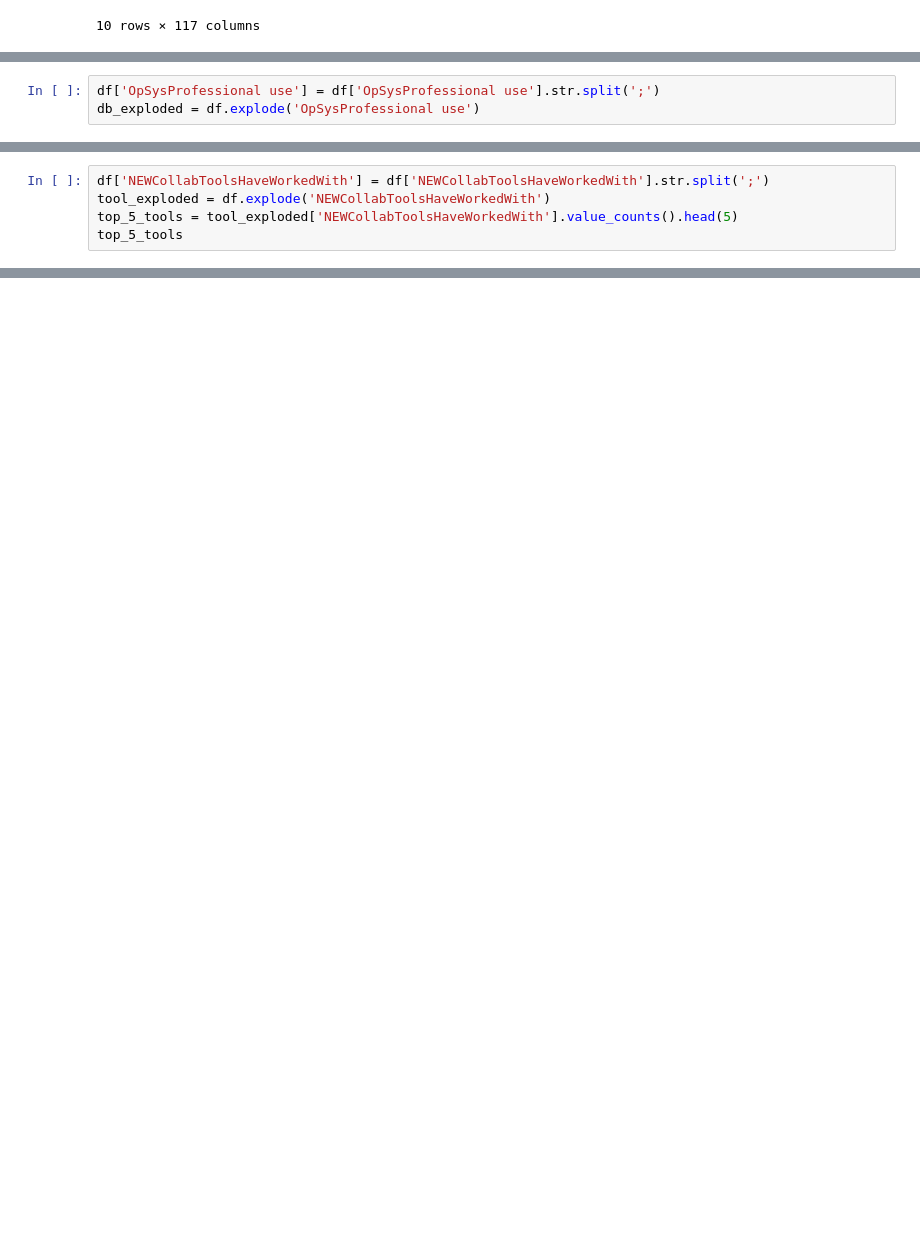
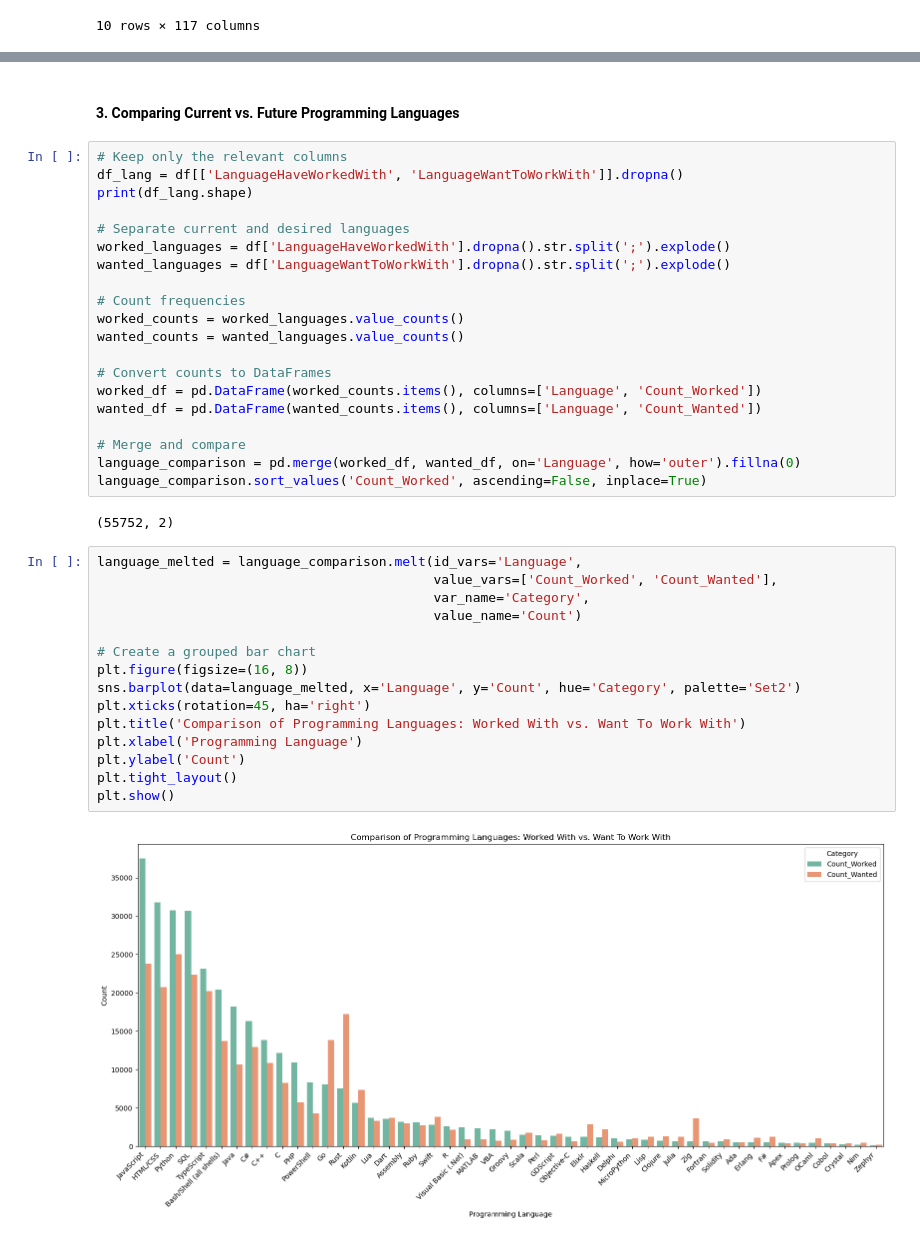
Before and after one commit to YuliaAsIs/Current-and-Future-Technological-Trends, a Jupyter notebook: src/Current-and-Future-Technological-Trends.ipynb, the cells around one changed output, grey strips where cells are left out. Drawn from its saved outputs; the diff is of its cells as text; blank space fills up the shorter version.

Commit message:
Updated data-analysis.md and Current-and-Future-Technological-Trends.ipynb

```diff
--- a/src/Current-and-Future-Technological-Trends.ipynb
+++ b/src/Current-and-Future-Technological-Trends.ipynb
@@ -394,3 +279,0 @@ The `OpSysProfessional` use column shows the operating systems developers use pr
-# %%
-df['OpSysProfessional use'] = df['OpSysProfessional use'].str.split(';')
-db_exploded = df.explode('OpSysProfessional use')
@@ -493,5 +279,0 @@ Using the `NEWCollabToolsHaveWorkedWith` column, we’ll identify and visualize
-# %%
-df['NEWCollabToolsHaveWorkedWith'] = df['NEWCollabToolsHaveWorkedWith'].str.split(';')
-tool_exploded = df.explode('NEWCollabToolsHaveWorkedWith')
-top_5_tools = tool_exploded['NEWCollabToolsHaveWorkedWith'].value_counts().head(5)
-top_5_tools
@@ -631,0 +398,41 @@ Copyright © IBM Corporation. All rights reserved.
+# %% [markdown]
+#### 3. Comparing Current vs. Future Programming Languages
+# %%
+# Keep only the relevant columns
+df_lang = df[['LanguageHaveWorkedWith', 'LanguageWantToWorkWith']].dropna()
+print(df_lang.shape)
+
+# Separate current and desired languages
+worked_languages = df['LanguageHaveWorkedWith'].dropna().str.split(';').explode()
+wanted_languages = df['LanguageWantToWorkWith'].dropna().str.split(';').explode()
+
+# Count frequencies
+worked_counts = worked_languages.value_counts()
+wanted_counts = wanted_languages.value_counts()
+
+# Convert counts to DataFrames
+worked_df = pd.DataFrame(worked_counts.items(), columns=['Language', 'Count_Worked'])
+wanted_df = pd.DataFrame(wanted_counts.items(), columns=['Language', 'Count_Wanted'])
+
+# Merge and compare
+language_comparison = pd.merge(worked_df, wanted_df, on='Language', how='outer').fillna(0)
+language_comparison.sort_values('Count_Worked', ascending=False, inplace=True)
+# %% [output]
+(55752, 2)
+# %%
+language_melted = language_comparison.melt(id_vars='Language',
+                                           value_vars=['Count_Worked', 'Count_Wanted'],
+                                           var_name='Category',
+                                           value_name='Count')
+
+# Create a grouped bar chart
+plt.figure(figsize=(16, 8))
+sns.barplot(data=language_melted, x='Language', y='Count', hue='Category', palette='Set2')
+plt.xticks(rotation=45, ha='right')
+plt.title('Comparison of Programming Languages: Worked With vs. Want To Work With')
+plt.xlabel('Programming Language')
+plt.ylabel('Count')
+plt.tight_layout()
+plt.show()
+# %% [output]
+[figure, added]
```
Also changed, not shown: parts of 71 cells of this notebook, 1 other file.
